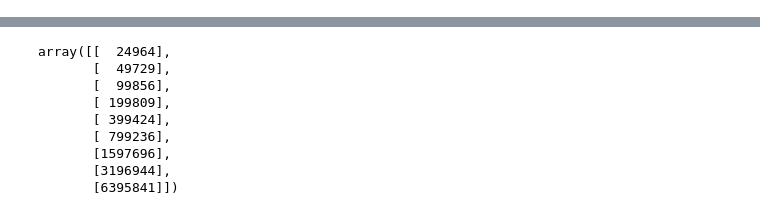
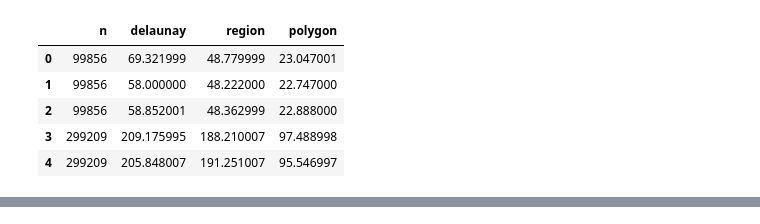
Before and after one commit to JeremyBYU/concavehull-evaluation, a Jupyter notebook: analysis/PolylidarComplexity.ipynb, the cells around one changed output, grey strips where cells are left out. Drawn from its saved outputs; the diff is of its cells as text; code cells hidden in the pictures.

Commit message:
Better Analysis on Empirical Study of Polylidar

```diff
--- a/analysis/PolylidarComplexity.ipynb
+++ b/analysis/PolylidarComplexity.ipynb
@@ -77,2 +42,12 @@ df
+# %%
+df = pd.read_csv('./analysis/polylidar_complexity_reformed.csv')
+df.head()
+# %% [output]
+|  | n | delaunay | region | polygon |
+| 0 | 99856 | 69.321999 | 48.779999 | 23.047001 |
+| 1 | 99856 | 58.000000 | 48.222000 | 22.747000 |
+| 2 | 99856 | 58.852001 | 48.362999 | 22.888000 |
+| 3 | 299209 | 209.175995 | 188.210007 | 97.488998 |
+| 4 | 299209 | 205.848007 | 191.251007 | 95.546997 |
 # %%
 # df = pd.DataFrame.from_records(records)
@@ -101,15 +76,3 @@ sns.lineplot(x='n', y='value', hue='variable', data=df1_m)
 [interactive output not drawn]
 [interactive output not drawn]
 <matplotlib.axes._subplots.AxesSubplot at 0x...>
-# %%
-df_means.ns.values[:,None]
-# %% [output]
-array([[  24964],
-       [  49729],
-       [  99856],
-       [ 199809],
-       [ 399424],
-       [ 799236],
-       [1597696],
-       [3196944],
-       [6395841]])
```
Also changed, not shown: parts of 7 cells of this notebook.
